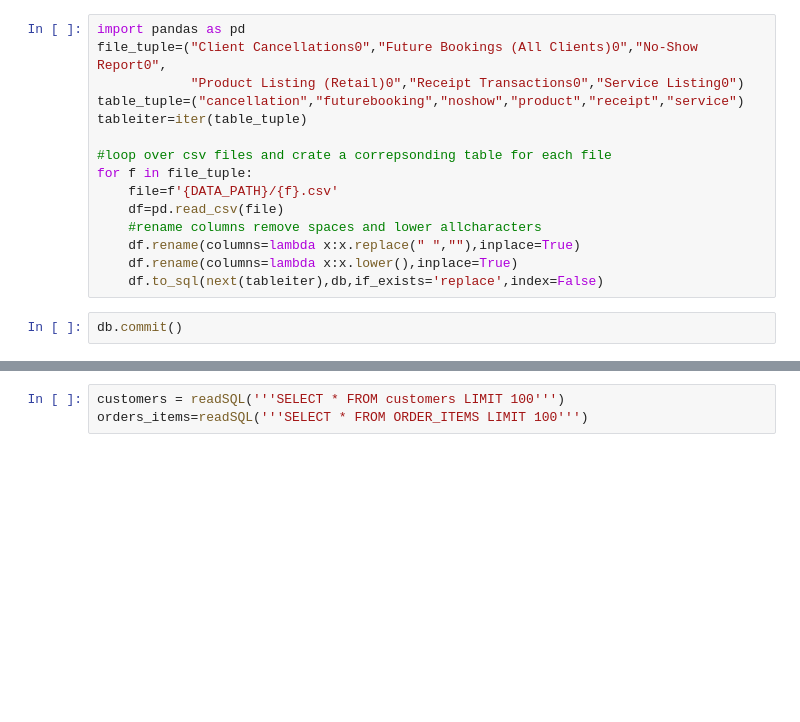
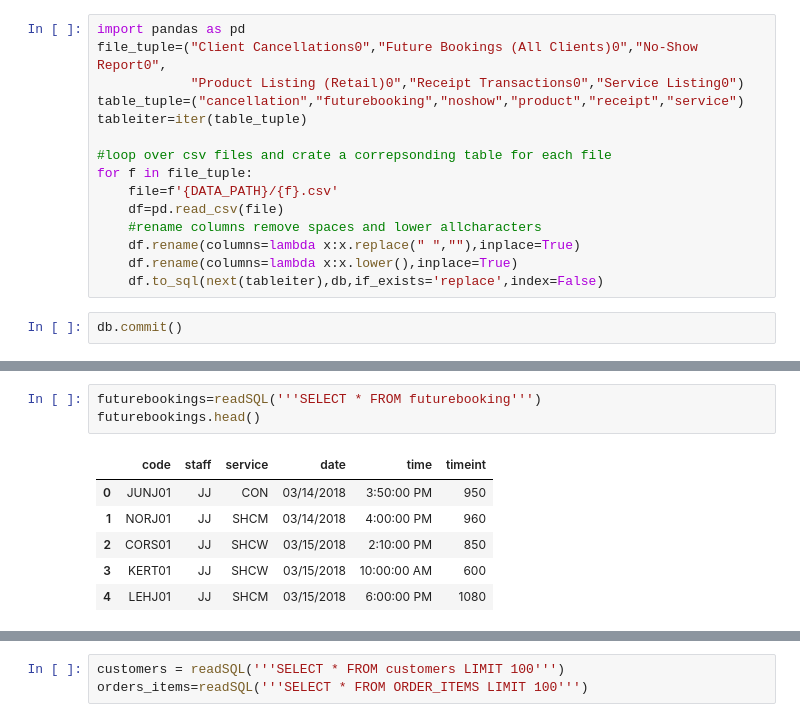
Before and after one commit to ericma007/p1, a Jupyter notebook: notebooks/init-database-exploration.ipynb, the cells around one changed output, grey strips where cells are left out. Drawn from its saved outputs; the diff is of its cells as text; blank space fills up the shorter version.

```diff
--- a/notebooks/init-database-exploration.ipynb
+++ b/notebooks/init-database-exploration.ipynb
@@ -103,0 +105,10 @@ cancellations = readSQL('''SELECT * FROM cancellation''')
+# %%
+futurebookings=readSQL('''SELECT * FROM futurebooking''')
+futurebookings.head()
+# %% [output]
+|  | code | staff | service | date | time | timeint |
+| 0 | JUNJ01 | JJ | CON | 03/14/2018 | 3:50:00 PM | 950 |
+| 1 | NORJ01 | JJ | SHCM | 03/14/2018 | 4:00:00 PM | 960 |
+| 2 | CORS01 | JJ | SHCW | 03/15/2018 | 2:10:00 PM | 850 |
+| 3 | KERT01 | JJ | SHCW | 03/15/2018 | 10:00:00 AM | 600 |
+| 4 | LEHJ01 | JJ | SHCM | 03/15/2018 | 6:00:00 PM | 1080 |
```
Also changed, not shown: parts of 11 cells of this notebook, 4 other files.
